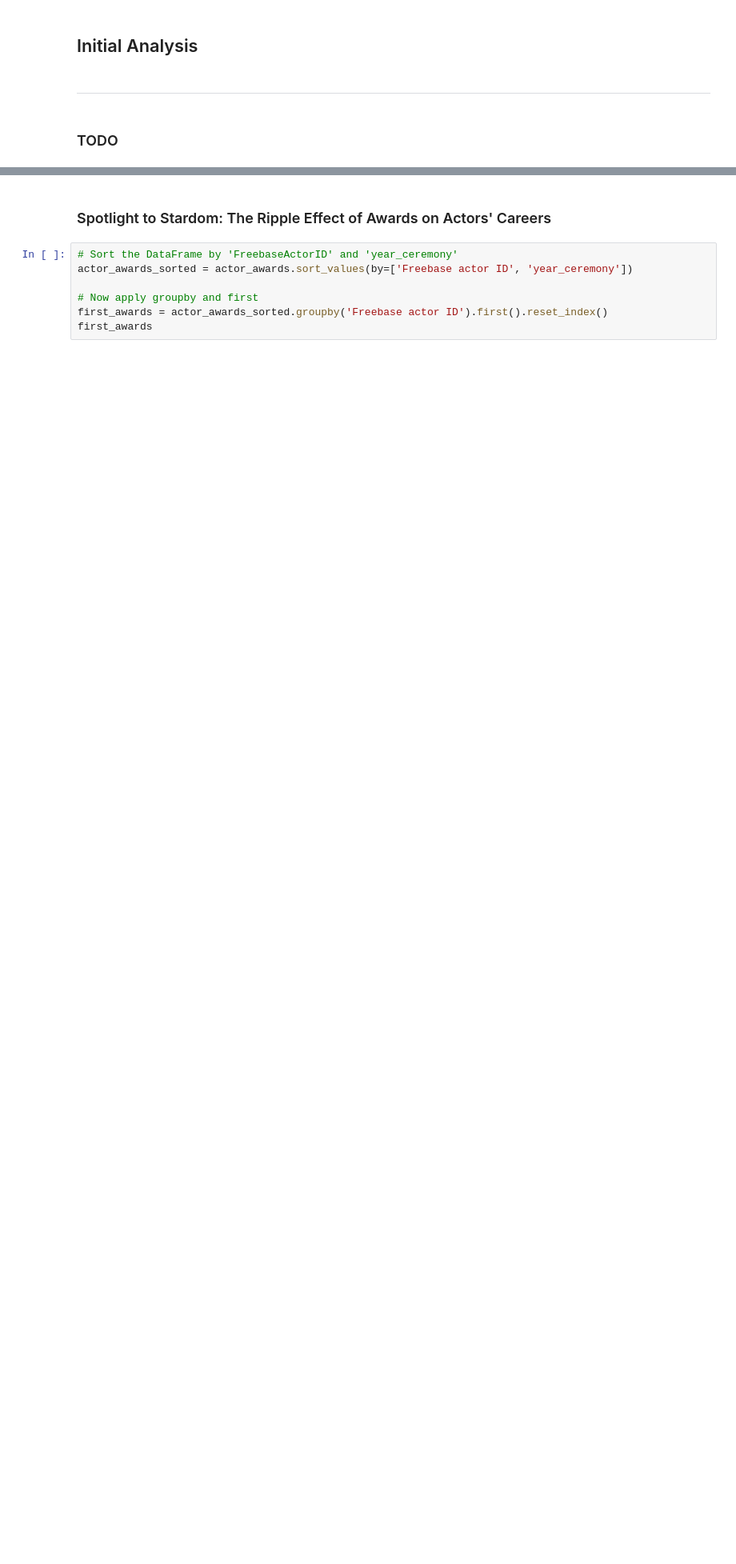
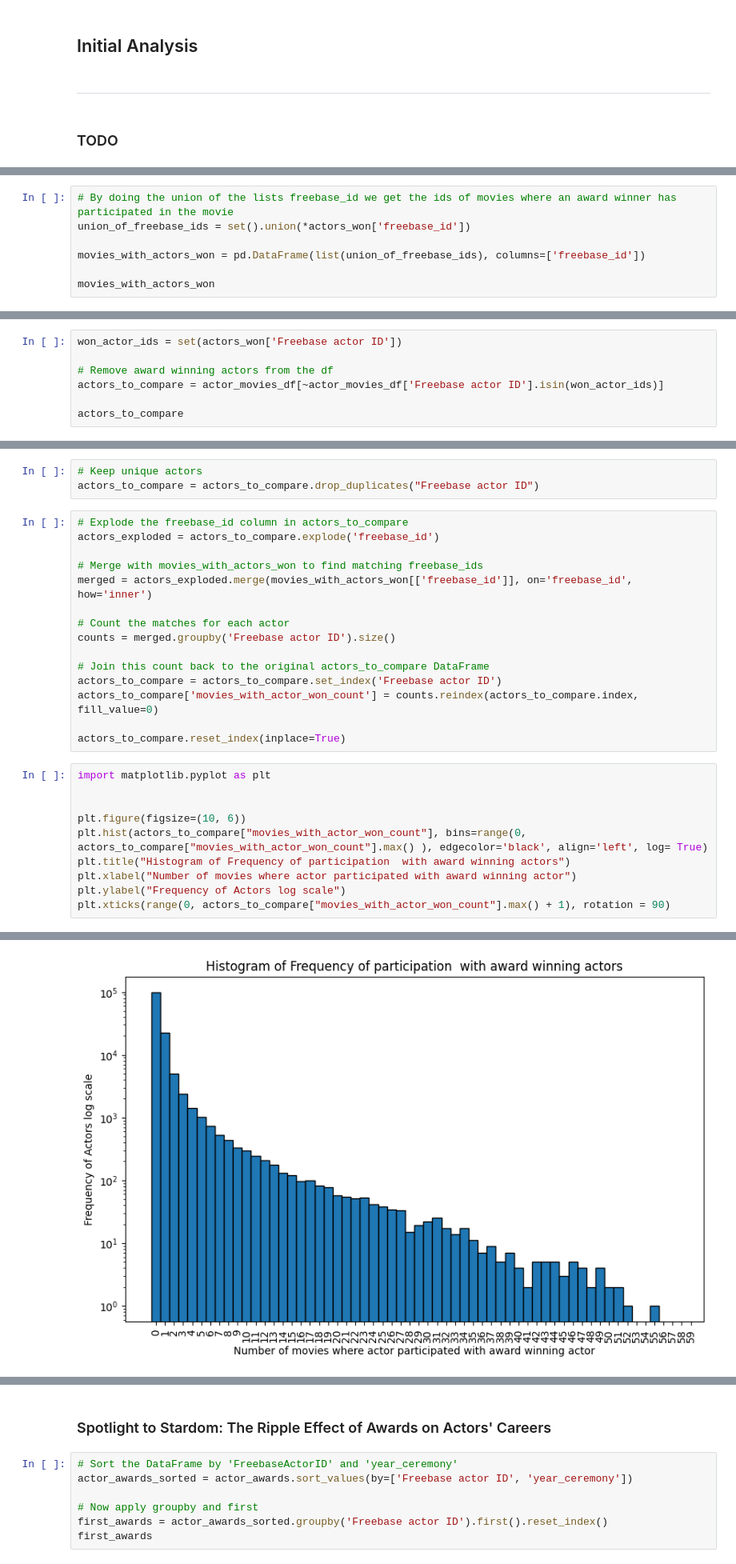
Before and after one commit to epfl-ada/ada-2023-project-cedars10452, a Jupyter notebook: Untitled.ipynb, the cells around one changed output, grey strips where cells are left out. Shown at 80% size. Drawn from its saved outputs; the diff is of its cells as text; blank space fills up the shorter version.

```diff
--- a/Untitled.ipynb
+++ b/Untitled.ipynb
@@ -653,0 +691,7 @@ actor_awards
+# %%
+# By doing the union of the lists freebase_id we get the ids of movies where an award winner has participated in the movie
+union_of_freebase_ids = set().union(*actors_won['freebase_id'])
+
+movies_with_actors_won = pd.DataFrame(list(union_of_freebase_ids), columns=['freebase_id'])
+
+movies_with_actors_won
@@ -653,0 +715,7 @@ actor_awards
+# %%
+won_actor_ids = set(actors_won['Freebase actor ID'])
+
+# Remove award winning actors from the df
+actors_to_compare = actor_movies_df[~actor_movies_df['Freebase actor ID'].isin(won_actor_ids)]
+
+actors_to_compare
@@ -653,0 +736,29 @@ actor_awards
+# %%
+# Keep unique actors
+actors_to_compare = actors_to_compare.drop_duplicates("Freebase actor ID")
+# %%
+# Explode the freebase_id column in actors_to_compare
+actors_exploded = actors_to_compare.explode('freebase_id')
+
+# Merge with movies_with_actors_won to find matching freebase_ids
+merged = actors_exploded.merge(movies_with_actors_won[['freebase_id']], on='freebase_id', how='inner')
+
+# Count the matches for each actor
+counts = merged.groupby('Freebase actor ID').size()
+
+# Join this count back to the original actors_to_compare DataFrame
+actors_to_compare = actors_to_compare.set_index('Freebase actor ID')
+actors_to_compare['movies_with_actor_won_count'] = counts.reindex(actors_to_compare.index, fill_value=0)
+
+actors_to_compare.reset_index(inplace=True)
+# %%
+import matplotlib.pyplot as plt
+
+
+plt.figure(figsize=(10, 6))
+plt.hist(actors_to_compare["movies_with_actor_won_count"], bins=range(0, actors_to_compare["movies_with_actor_won_count"].max() ), edgecolor='black', align='left', log= True)
+plt.title("Histogram of Frequency of participation  with award winning actors")
+plt.xlabel("Number of movies where actor participated with award winning actor")
+plt.ylabel("Frequency of Actors log scale")
+plt.xticks(range(0, actors_to_compare["movies_with_actor_won_count"].max() + 1), rotation = 90)
+# %% [output]
@@ -653,0 +782 @@ actor_awards
+[figure, added]
```
Also changed, not shown: parts of 25 cells of this notebook.
